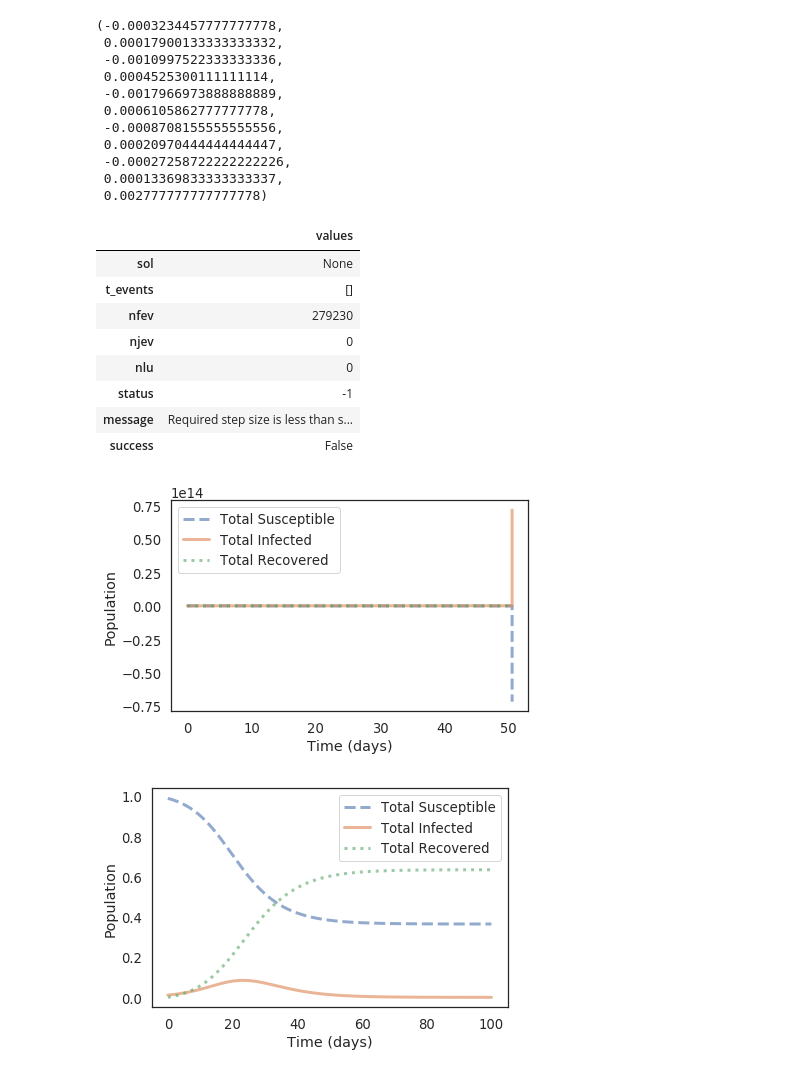
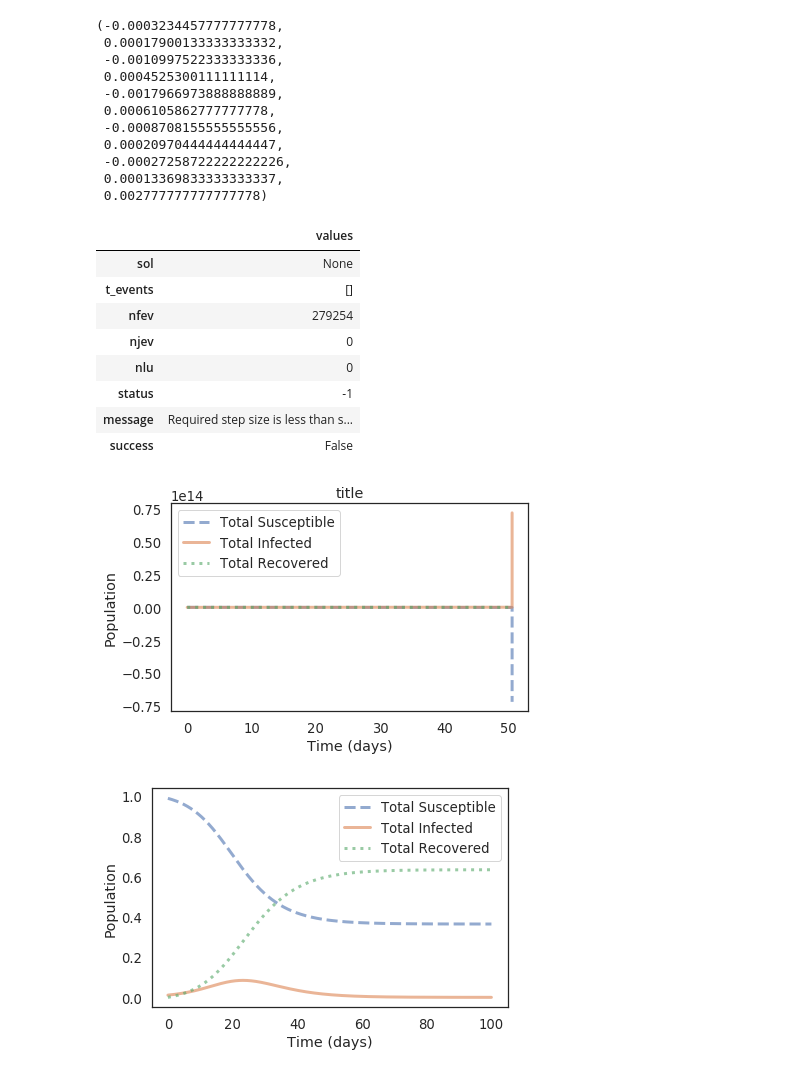
Before and after one commit to Griffith-Stites/ModSimPy, a Jupyter notebook: code/Project_2.ipynb, the cells around one changed output. Drawn from its saved outputs; the diff is of its cells as text; code cells hidden in the pictures.

```diff
--- a/code/Project_2.ipynb
+++ b/code/Project_2.ipynb
@@ -177,5 +169,5 @@ Why does infected not?
 # %%
-def update_func(state, dt, system):
+def slope_func(state, t, system):
     """Update the SIR model.
 
     state: State (s5, s6, s7, s8, s9, i5, i6, i7, i8, i9, r)
@@ -193,7 +185,7 @@ def update_func(state, dt, system):
 
     #VERIFY: Check: total change in infected = -(total change in susceptible) - (total change in recovered)
     ds5dt = (-(beta*beta5) * i * (s5))
-    dsi5dt = ((beta*beta5) * i * (s5) - gamma * i5)
+    di5dt = ((beta*beta5) * i * (s5) - gamma * i5)
 
     ds6dt = (-(beta*beta6) * i * (s6))
     di6dt = ((beta*beta6) * i * (s6) - gamma * i6)
@@ -225,22 +217,22 @@ slope_func(system.init, system.t0, system)
  0.00013369833333333337,
  0.002777777777777778)
 # %%
-results, details = run_ode_solver(system, slope_func)
+results, details = run_ode_solver(system, slope_func, max_step=2)
 details
 # %% [output]
 |  | values |
 | sol | None |
 | t_events | [] |
-| nfev | 279230 |
+| nfev | 279254 |
 | njev | 0 |
 | nlu | 0 |
 | status | -1 |
 | message | Required step size is less than s... |
 | success | False |
 # %%
-plot_results_all(results)
+plot_results_all(results, 'title')
 # %% [output]
-[figure, old version]
+[figure, new version]
 # %%
 def update_func(state, dt, system):
     """Update the SIR model.
```
Also changed, not shown: parts of 8 cells of this notebook.
